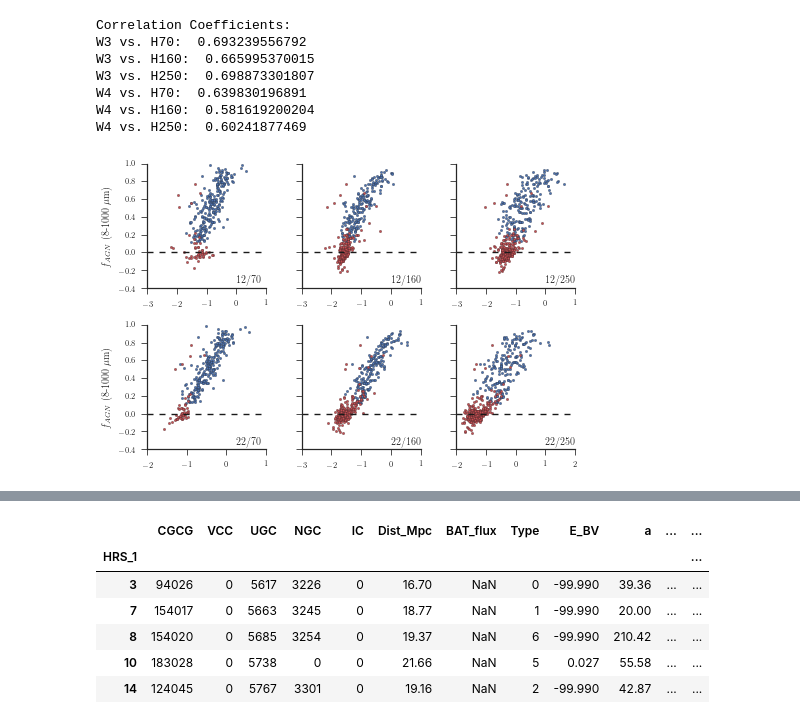
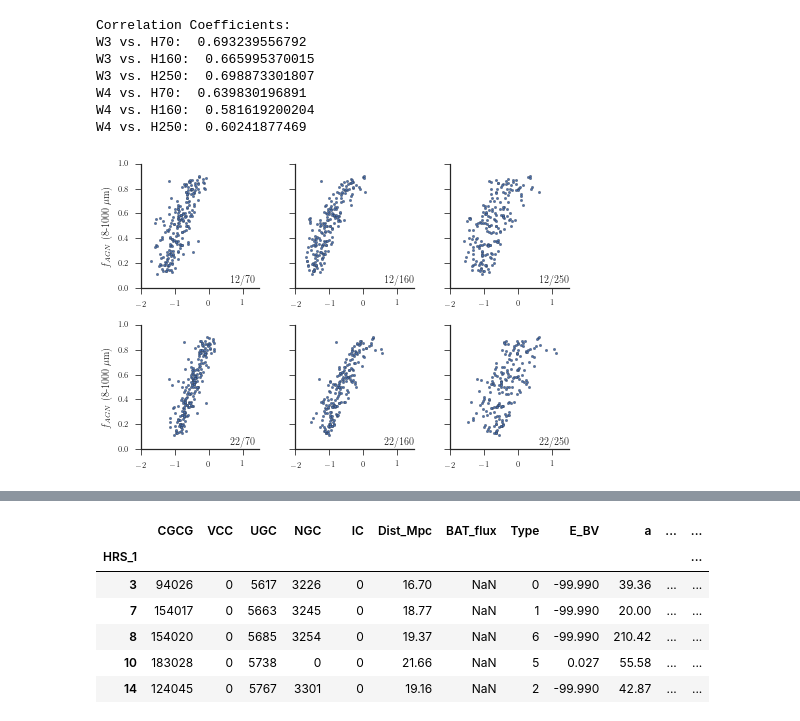
Before and after one commit to ttshimiz/bat-agn-sed-fitting-paper, a Jupyter notebook: ipython_notebooks/agn-frac-vs-flux-ratio.ipynb, the cells around one changed output, grey strips where cells are left out. Cells and saved outputs as stored; diff of their text form; code cells hidden in the pictures.

```diff
--- a/ipython_notebooks/agn-frac-vs-flux-ratio.ipynb
+++ b/ipython_notebooks/agn-frac-vs-flux-ratio.ipynb
@@ -101,7 +101,7 @@ W4 vs. H70:  0.639830196891
 W4 vs. H160:  0.581619200204
 W4 vs. H250:  0.60241877469
 # %%
-use_sources = bat_c12[bat_c12['agn_frac_flag'] >= 0].index
+use_sources = bat_c12[bat_c12['agn_frac_flag'] <= 0].index
 flux_ratios = pd.DataFrame(index=use_sources)
 
 flux_ratios['agn_frac'] = bat_c12['agn_frac']
@@ -199,13 +199,17 @@ fig = plt.figure(figsize=(1.1*textwidth, 1.1*2./3.*textwidth))
 mark_size = 6
 
 ax1 = fig.add_subplot(231)
-ax1.scatter(np.log10(flux_ratios['W3/H70']), flux_ratios['agn_frac'], c='b', s=mark_size)
-ax1.scatter(np.log10(flux_ratios_kf['W3/H70']), flux_ratios_kf['agn_frac'], c='r', s=mark_size)
-ax1.axhline(0.0, color='k', ls='dashed')
+ax1.scatter(np.log10(flux_ratios['W3/H70'][flux_ratios['agn_frac_flag']==0]), flux_ratios['agn_frac'][flux_ratios['agn_frac_flag']==0],
+            c='b', s=mark_size)
+#ax1.scatter(np.log10(flux_ratios['W3/H70'][flux_ratios['agn_frac_flag']==-1]), flux_ratios['agn_frac'][flux_ratios['agn_frac_flag']==-1],
+#            marker='v', s=mark_size, edgecolors='b', facecolors='None', lw=1.2)
+#ax1.scatter(np.log10(flux_ratios_kf['W3/H70']), flux_ratios_kf['agn_frac'], c='r', s=mark_size)
+#ax1.axhline(0.0, color='k', ls='dashed')
 ax1.text(0.75, 0.1, '12/70', ha='left', va='top', transform=ax1.transAxes)
 ax1.locator_params(axis='x', nbins=5)
 ax1.set_ylabel(r'$f_{AGN}$ (8-1000 $\mu$m)')
-ax1.set_ylim(-0.4, 1.0)
+ax1.set_ylim(0, 1.0)
+ax1.set_xlim(-2, 1.5)
 #ax12 = ax1.twinx()
 #sn.kdeplot(np.log10(flux_ratios_kf['W3/H160']), ax=ax12, color='r', legend=False)
 #ax12_ylim = ax12.get_ylim()
@@ -216,14 +220,15 @@ ax1.set_ylim(-0.4, 1.0)
 #ax1.set_ylim(0, 1)
 
 ax2 = fig.add_subplot(232)
-ax2.scatter(np.log10(flux_ratios['W3/H160']), flux_ratios['agn_frac'], c='b', s=mark_size)
-ax2.scatter(np.log10(flux_ratios_hrs['W3/H160']), flux_ratios_hrs['agn_frac'], c='r', s=mark_size)
-ax2.scatter(np.log10(flux_ratios_kf['W3/H160']), flux_ratios_kf['agn_frac'], c='r', s=mark_size)
+ax2.scatter(np.log10(flux_ratios['W3/H160'][flux_ratios['agn_frac_flag']==0]), flux_ratios['agn_frac'][flux_ratios['agn_frac_flag']==0], c='b', s=mark_size)
+#ax2.scatter(np.log10(flux_ratios_hrs['W3/H160']), flux_ratios_hrs['agn_frac'], c='r', s=mark_size)
+#ax2.scatter(np.log10(flux_ratios_kf['W3/H160']), flux_ratios_kf['agn_frac'], c='r', s=mark_size)
 ax2.yaxis.set_ticklabels([])
 ax2.text(0.75, 0.1, '12/160', ha='left', va='top', transform=ax2.transAxes)
 ax2.locator_params(axis='x', nbins=5)
-ax2.axhline(0.0, color='k', ls='dashed')
-ax2.set_ylim(-0.4, 1.0)
+#ax2.axhline(0.0, color='k', ls='dashed')
+ax2.set_ylim(0, 1.0)
+ax2.set_xlim(-2, 1.5)
 #ax22 = ax2.twinx()
 #sn.kdeplot(np.log10(flux_ratios_hrs['W3/H160']), ax=ax22, color='r', legend=False)
 #ax22_ylim = ax22.get_ylim()
@@ -234,14 +239,15 @@ ax2.set_ylim(-0.4, 1.0)
 #ax2.set_ylim(0, 1)
 
 ax3 = fig.add_subplot(233)
-ax3.scatter(np.log10(flux_ratios['W3/H250']), flux_ratios['agn_frac'], c='b', s=mark_size)
-ax3.scatter(np.log10(flux_ratios_hrs['W3/H250']), flux_ratios_hrs['agn_frac'], c='r', s=mark_size)
-ax3.scatter(np.log10(flux_ratios_kf['W3/H250']), flux_ratios_kf['agn_frac'], c='r', s=mark_size)
+ax3.scatter(np.log10(flux_ratios['W3/H250'][flux_ratios['agn_frac_flag']==0]), flux_ratios['agn_frac'][flux_ratios['agn_frac_flag']==0], c='b', s=mark_size)
+#ax3.scatter(np.log10(flux_ratios_hrs['W3/H250']), flux_ratios_hrs['agn_frac'], c='r', s=mark_size)
+#ax3.scatter(np.log10(flux_ratios_kf['W3/H250']), flux_ratios_kf['agn_frac'], c='r', s=mark_size)
 ax3.yaxis.set_ticklabels([])
 ax3.text(0.75, 0.1, '12/250', ha='left', va='top', transform=ax3.transAxes)
 ax3.locator_params(axis='x', nbins=5)
-ax3.axhline(0.0, color='k', ls='dashed')
-ax3.set_ylim(-0.4, 1.0)
+#ax3.axhline(0.0, color='k', ls='dashed')
+ax3.set_ylim(0.0, 1.0)
+ax3.set_xlim(-2, 1.5)
 #ax32 = ax3.twinx()
 #sn.kdeplot(np.log10(flux_ratios_hrs['W3/H250']), ax=ax32, color='r', legend=False)
 #ax32_ylim = ax32.get_ylim()
@@ -251,13 +257,14 @@ ax3.set_ylim(-0.4, 1.0)
 #ax32.set_xlim(-2, 1)
 
 ax4 = fig.add_subplot(234)
-ax4.scatter(np.log10(flux_ratios['W4/H70']), flux_ratios['agn_frac'], c='b', s=mark_size)
-ax4.scatter(np.log10(flux_ratios_kf['W4/H70']), flux_ratios_kf['agn_frac'], c='r', s=mark_size)
+ax4.scatter(np.log10(flux_ratios['W4/H70'][flux_ratios['agn_frac_flag']==0]), flux_ratios['agn_frac'][flux_ratios['agn_frac_flag']==0], c='b', s=mark_size)
+#ax4.scatter(np.log10(flux_ratios_kf['W4/H70']), flux_ratios_kf['agn_frac'], c='r', s=mark_size)
 ax4.set_ylabel(r'$f_{AGN}$ (8-1000 $\mu$m)')
 ax4.text(0.75, 0.1, '22/70', ha='left', va='top', transform=ax4.transAxes)
 ax4.locator_params(axis='x', nbins=5)
-ax4.axhline(0.0, color='k', ls='dashed')
-ax4.set_ylim(-0.4, 1.0)
+#ax4.axhline(0.0, color='k', ls='dashed')
+ax4.set_ylim(0, 1.0)
+ax4.set_xlim(-2, 1.5)
 #ax42 = ax4.twinx()
 #sn.kdeplot(np.log10(flux_ratios_kf['W4/H160']), ax=ax42, color='r', legend=False)
 #ax42_ylim = ax42.get_ylim()
@@ -268,46 +275,48 @@ ax4.set_ylim(-0.4, 1.0)
 #ax4.set_ylim(0, 1)
 
 ax5 = fig.add_subplot(235)
-ax5.scatter(np.log10(flux_ratios['W4/H160']), flux_ratios['agn_frac'], c='b', s=mark_size)
-ax5.scatter(np.log10(flux_ratios_hrs['W4/H160']), flux_ratios_hrs['agn_frac'], c='r', s=mark_size)
-ax5.scatter(np.log10(flux_ratios_kf['W4/H160']), flux_ratios_kf['agn_frac'], c='r', s=mark_size)
+ax5.scatter(np.log10(flux_ratios['W4/H160'][flux_ratios['agn_frac_flag']==0]), flux_ratios['agn_frac'][flux_ratios['agn_frac_flag']==0], c='b', s=mark_size)
+#ax5.scatter(np.log10(flux_ratios_hrs['W4/H160']), flux_ratios_hrs['agn_frac'], c='r', s=mark_size)
+#ax5.scatter(np.log10(flux_ratios_kf['W4/H160']), flux_ratios_kf['agn_frac'], c='r', s=mark_size)
 ax5.yaxis.set_ticklabels([])
 ax5.text(0.75, 0.1, '22/160', ha='left', va='top', transform=ax5.transAxes)
 ax5.locator_params(axis='x', nbins=5)
-ax5.axhline(0.0, color='k', ls='dashed')
-ax5.set_ylim(-0.4, 1.0)
+#ax5.axhline(0.0, color='k', ls='dashed')
+ax5.set_ylim(0, 1.0)
+ax5.set_xlim(-2, 1.5)
 #ax52 = ax5.twinx()
 #sn.kdeplot(np.log10(flux_ratios_hrs['W4/H160']), ax=ax52, color='r', legend=False)
 #ax52_ylim = ax52.get_ylim()
 #ax52.set_ylim((ax52_ylim[0], ax52_ylim[1]*3))
 #ax52.yaxis.set_ticklabels([])
 #ax52.yaxis.set_ticks([])
 #ax52.set_xlim(-2, 1)
 #ax5.set_ylim(0, 1)
 
 ax6 = fig.add_subplot(236)
-ax6.scatter(np.log10(flux_ratios['W4/H250']), flux_ratios['agn_frac'], c='b', s=mark_size)
-ax6.scatter(np.log10(flux_ratios_hrs['W4/H250']), flux_ratios_hrs['agn_frac'], c='r', s=mark_size)
-ax6.scatter(np.log10(flux_ratios_kf['W4/H250']), flux_ratios_kf['agn_frac'], c='r', s=mark_size)
+ax6.scatter(np.log10(flux_ratios['W4/H250'][flux_ratios['agn_frac_flag']==0]), flux_ratios['agn_frac'][flux_ratios['agn_frac_flag']==0], c='b', s=mark_size)
+#ax6.scatter(np.log10(flux_ratios_hrs['W4/H250']), flux_ratios_hrs['agn_frac'], c='r', s=mark_size)
+#ax6.scatter(np.log10(flux_ratios_kf['W4/H250']), flux_ratios_kf['agn_frac'], c='r', s=mark_size)
 ax6.yaxis.set_ticklabels([])
 ax6.text(0.75, 0.1, '22/250', ha='left', va='top', transform=ax6.transAxes)
 ax6.locator_params(axis='x', nbins=5)
-ax6.axhline(0.0, color='k', ls='dashed')
-ax6.set_ylim(-0.4, 1.0)
+#ax6.axhline(0.0, color='k', ls='dashed')
+ax6.set_ylim(0, 1.0)
+ax6.set_xlim(-2, 1.5)
 #ax62 = ax6.twinx()
 #sn.kdeplot(np.log10(flux_ratios_hrs['W4/H250']), ax=ax62, color='r', legend=False)
 #ax62_ylim = ax62.get_ylim()
 #ax62.set_ylim((ax62_ylim[0], ax62_ylim[1]*3))
 #ax62.yaxis.set_ticklabels([])
 #ax62.yaxis.set_ticks([])
 #ax62.set_xlim(-2, 1)
 
 fig.subplots_adjust(hspace=0.3, wspace=0.3)
 sn.despine()
 
 fig.savefig(figsave_dir+'agnfrac_vs_flux_ratio.pdf', bbox_inches='tight')
 # %% [output]
-[figure, old version]
+[figure, new version]
 # %%
 kf_info = pd.read_table('/Users/ttshimiz/Dropbox/Research/Thesis/Other_surveys/KINGFISH/kingfish_data.txt',
                         index_col=0, delimiter='\t')
```
Also changed, not shown: parts of 1 cell of this notebook, 1 other file.
